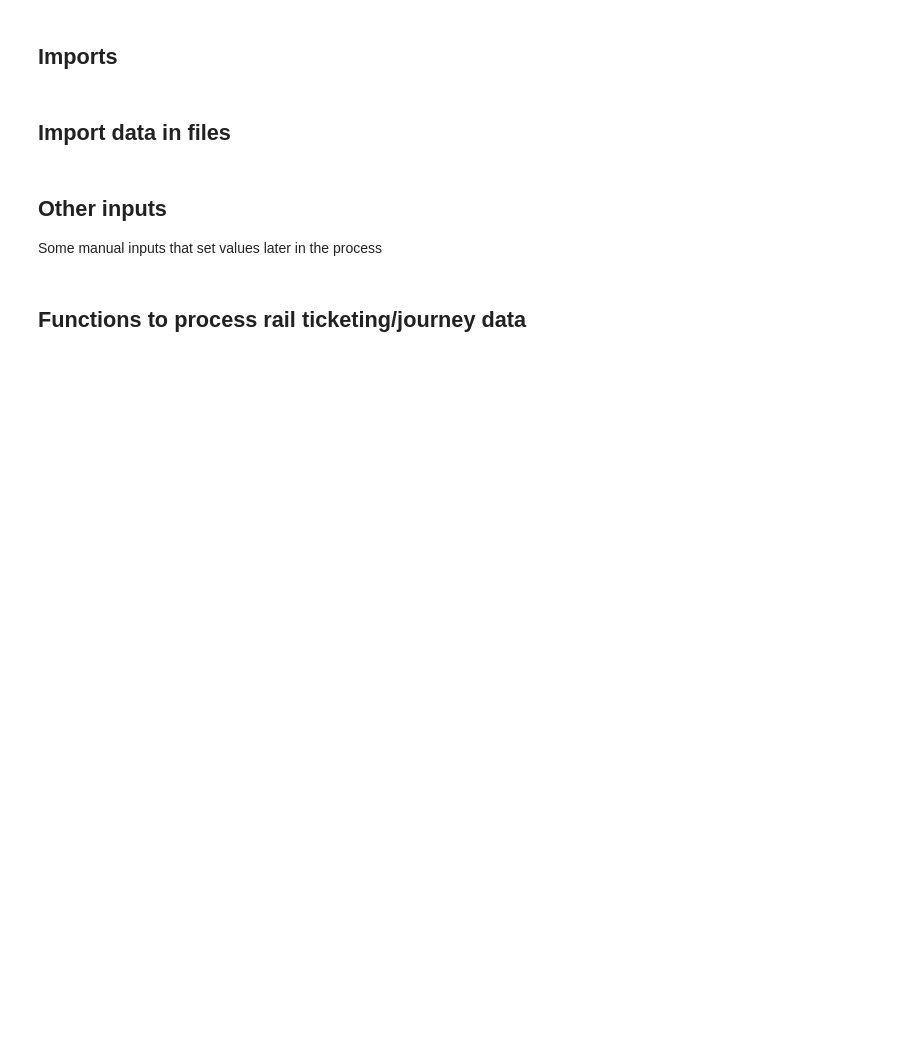
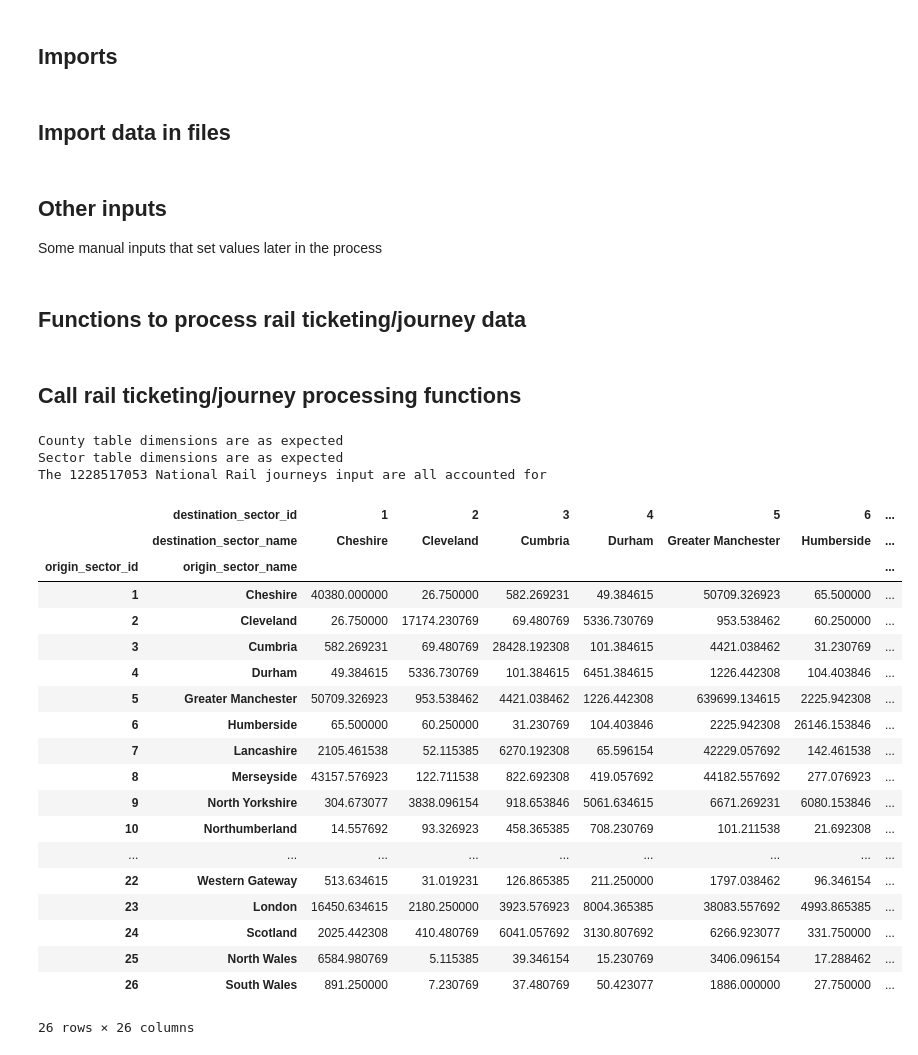
Before and after one commit to rachelm-ar/NTS-Processing, a Jupyter notebook: python/post_tour_adj/Furness_Rail_Matrices.ipynb, the cells around one changed output. Drawn from its saved outputs; the diff is of its cells as text; code cells hidden in the pictures; blank space fills up the shorter version.

Commit message:
Furness_Rail_EOD_19/06/2024
Completed adding ticketing/journey data processing functions and their calling.

```diff
--- a/python/post_tour_adj/Furness_Rail_Matrices.ipynb
+++ b/python/post_tour_adj/Furness_Rail_Matrices.ipynb
@@ -224,0 +475,64 @@ def process_station_geography(odm_df, msoa_county_df, stn_geo_df, stn_infill_df)
+# %% [markdown]
+## Call rail ticketing/journey processing functions
+# %%
+lrtu_df_processed = process_lrtu_data(
+    lrtu_in_df,
+    lrtu_year_in,
+    lrtu_systems_in,
+    lrtu_london_scale_in,
+    lrtu_nonlondon_scale_in
+)
+odm_df_rat, msoa_county_df_rat, stn_geo_df_rat = rationalise_inputs(
+    odm_in_df,
+    msoa_county_in_df,
+    stn_geo_in_df
+)
+stn_geo_df_processed = process_station_geography(
+    msoa_county_df_rat,
+    stn_geo_df_rat,
+    stn_county_infill_df
+)
+sector_odm_df_processed, c_rows, s_rows = make_sector_rail_odm(
+    odm_df_rat,
+    stn_geo_df_processed,
+    sector_in_df
+)
+check_odm_processing(
+    c_rows,
+    s_rows,
+    msoa_county_df_rat,
+    sector_in_df,
+    sector_odm_df_processed,
+    odm_df_rat
+)
+s_odm_hlr_df, sq_s_odm_df, sq_s_weekly_odm_df = add_lrtu_to_national_rail(
+    sector_odm_df_processed,
+    lrtu_df_processed
+)
+# %% [output]
+County table dimensions are as expected
+Sector table dimensions are as expected
+The 1228517053 National Rail journeys input are all accounted for
+# %%
+display(sq_s_weekly_odm_df)
+# %% [output]
+|  | destination_sector_id | 1 | 2 | 3 | 4 | 5 | 6 | ... |
+|  | destination_sector_name | Cheshire | Cleveland | Cumbria | Durham | Greater Manchester | Humberside | ... |
+| origin_sector_id | origin_sector_name |  |  |  |  |  |  | ... |
+| 1 | Cheshire | 40380.000000 | 26.750000 | 582.269231 | 49.384615 | 50709.326923 | 65.500000 | ... |
+| 2 | Cleveland | 26.750000 | 17174.230769 | 69.480769 | 5336.730769 | 953.538462 | 60.250000 | ... |
+| 3 | Cumbria | 582.269231 | 69.480769 | 28428.192308 | 101.384615 | 4421.038462 | 31.230769 | ... |
+| 4 | Durham | 49.384615 | 5336.730769 | 101.384615 | 6451.384615 | 1226.442308 | 104.403846 | ... |
+| 5 | Greater Manchester | 50709.326923 | 953.538462 | 4421.038462 | 1226.442308 | 639699.134615 | 2225.942308 | ... |
+| 6 | Humberside | 65.500000 | 60.250000 | 31.230769 | 104.403846 | 2225.942308 | 26146.153846 | ... |
+| 7 | Lancashire | 2105.461538 | 52.115385 | 6270.192308 | 65.596154 | 42229.057692 | 142.461538 | ... |
+| 8 | Merseyside | 43157.576923 | 122.711538 | 822.692308 | 419.057692 | 44182.557692 | 277.076923 | ... |
+| 9 | North Yorkshire | 304.673077 | 3838.096154 | 918.653846 | 5061.634615 | 6671.269231 | 6080.153846 | ... |
+| 10 | Northumberland | 14.557692 | 93.326923 | 458.365385 | 708.230769 | 101.211538 | 21.692308 | ... |
+| ... | ... | ... | ... | ... | ... | ... | ... | ... |
+| 22 | Western Gateway | 513.634615 | 31.019231 | 126.865385 | 211.250000 | 1797.038462 | 96.346154 | ... |
+| 23 | London | 16450.634615 | 2180.250000 | 3923.576923 | 8004.365385 | 38083.557692 | 4993.865385 | ... |
+| 24 | Scotland | 2025.442308 | 410.480769 | 6041.057692 | 3130.807692 | 6266.923077 | 331.750000 | ... |
+| 25 | North Wales | 6584.980769 | 5.115385 | 39.346154 | 15.230769 | 3406.096154 | 17.288462 | ... |
+| 26 | South Wales | 891.250000 | 7.230769 | 37.480769 | 50.423077 | 1886.000000 | 27.750000 | ... |
+26 rows × 26 columns
```
Also changed, not shown: parts of 8 cells of this notebook.
